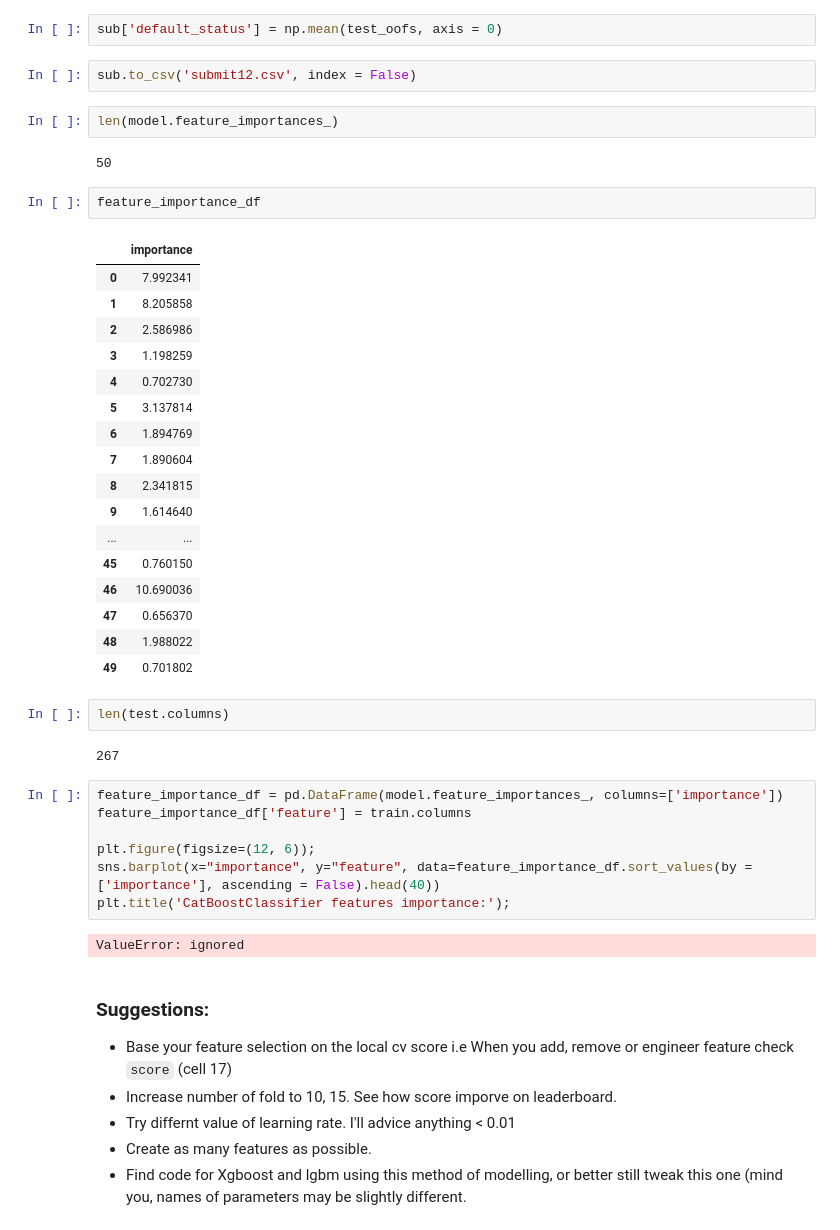
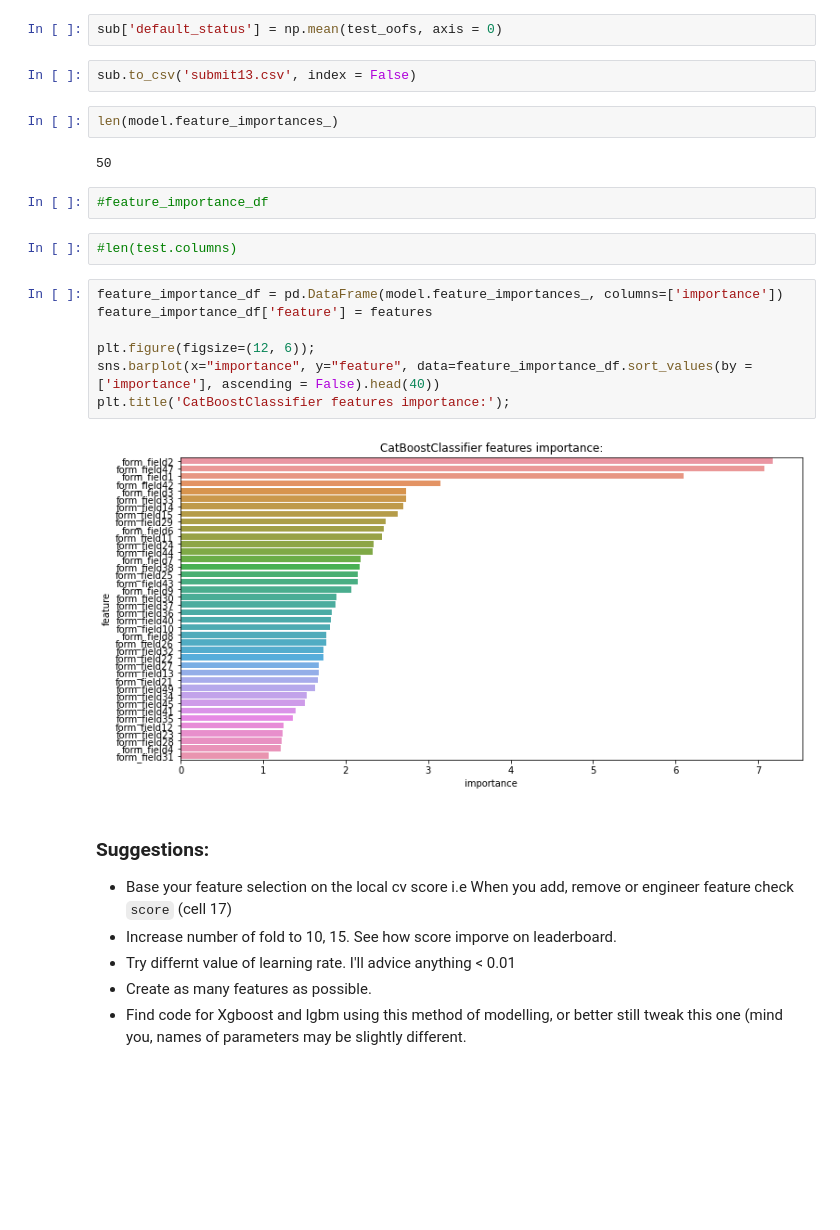
Before and after one commit to Justus-coded/Competitions, a Jupyter notebook: DSN AI Bootcamp Qualification Hackathon/DSN AI Boot_camp Qualification1.ipynb, the cells around one changed output. Drawn from its saved outputs; the diff is of its cells as text; blank space fills up the shorter version.

```diff
--- a/DSN AI Bootcamp Qualification Hackathon/DSN AI Boot_camp Qualification1.ipynb
+++ b/DSN AI Bootcamp Qualification Hackathon/DSN AI Boot_camp Qualification1.ipynb
@@ -265,44 +277,24 @@ sub = pd.read_csv('/content/drive/My Drive/DSN AI Bootcamp Qualification Hackath
 # %%
 sub['default_status'] = np.mean(test_oofs, axis = 0)
 # %%
-sub.to_csv('submit12.csv', index = False)
+sub.to_csv('submit13.csv', index = False)
 # %%
 len(model.feature_importances_)
 # %% [output]
 50
-# %%
-feature_importance_df
-# %% [output]
-|  | importance |
-| 0 | 7.992341 |
-| 1 | 8.205858 |
-| 2 | 2.586986 |
-| 3 | 1.198259 |
-| 4 | 0.702730 |
-| 5 | 3.137814 |
-| 6 | 1.894769 |
-| 7 | 1.890604 |
-| 8 | 2.341815 |
-| 9 | 1.614640 |
-| ... | ... |
-| 45 | 0.760150 |
-| 46 | 10.690036 |
-| 47 | 0.656370 |
-| 48 | 1.988022 |
-| 49 | 0.701802 |
+# %%
+#feature_importance_df
 # %%
-len(test.columns)
+#len(test.columns)
-# %% [output]
-267
 # %%
 feature_importance_df = pd.DataFrame(model.feature_importances_, columns=['importance'])
-feature_importance_df['feature'] = train.columns
+feature_importance_df['feature'] = features
 
 plt.figure(figsize=(12, 6));
 sns.barplot(x="importance", y="feature", data=feature_importance_df.sort_values(by = ['importance'], ascending = False).head(40))
 plt.title('CatBoostClassifier features importance:');
 # %% [output]
-ValueError: ignored
+[figure, added]
 # %% [markdown]
 ### Suggestions:
 - Base your feature selection on the local cv score i.e When you add, remove or engineer feature check `score` (cell 17)
```
Also changed, not shown: parts of 5 cells of this notebook.
